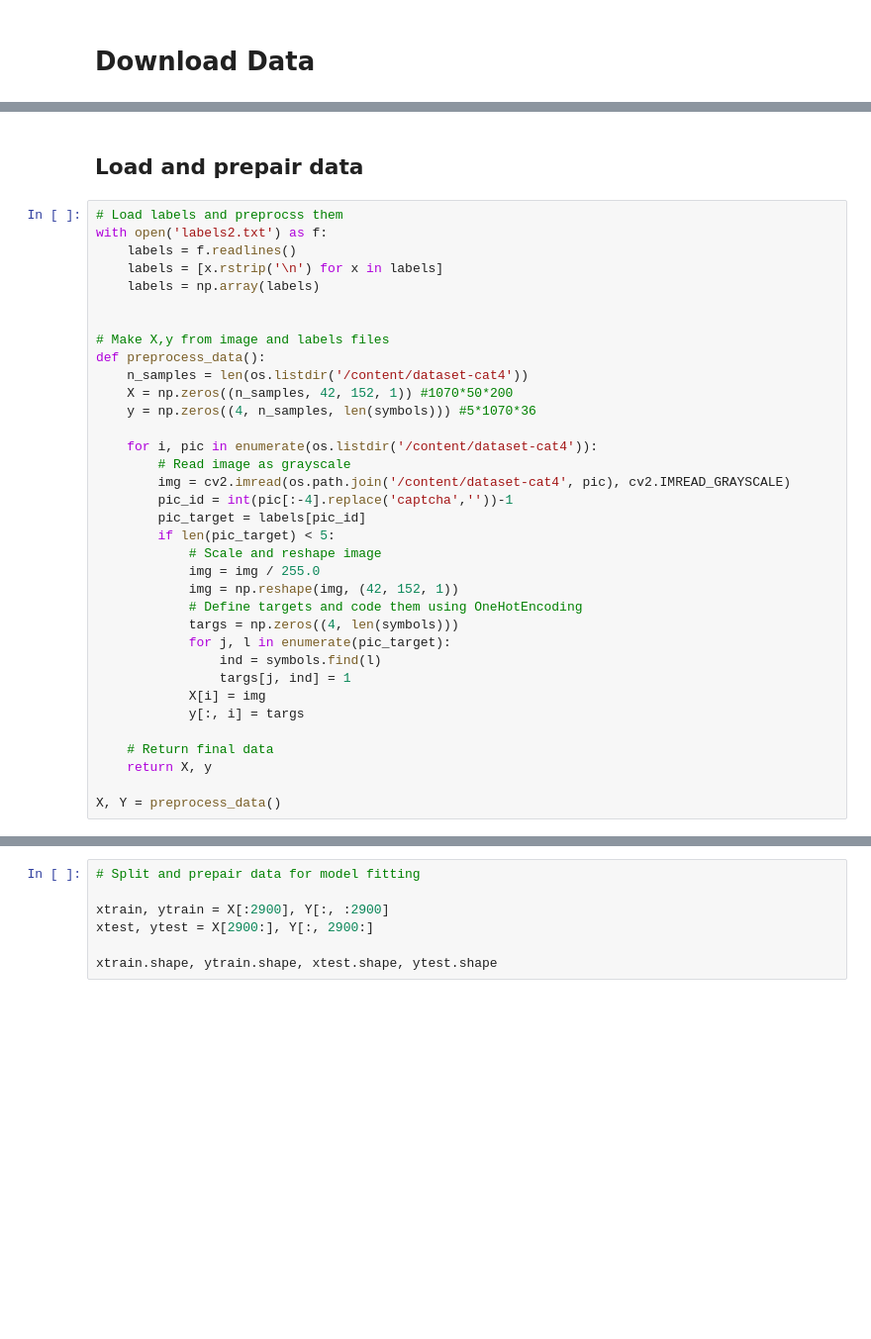
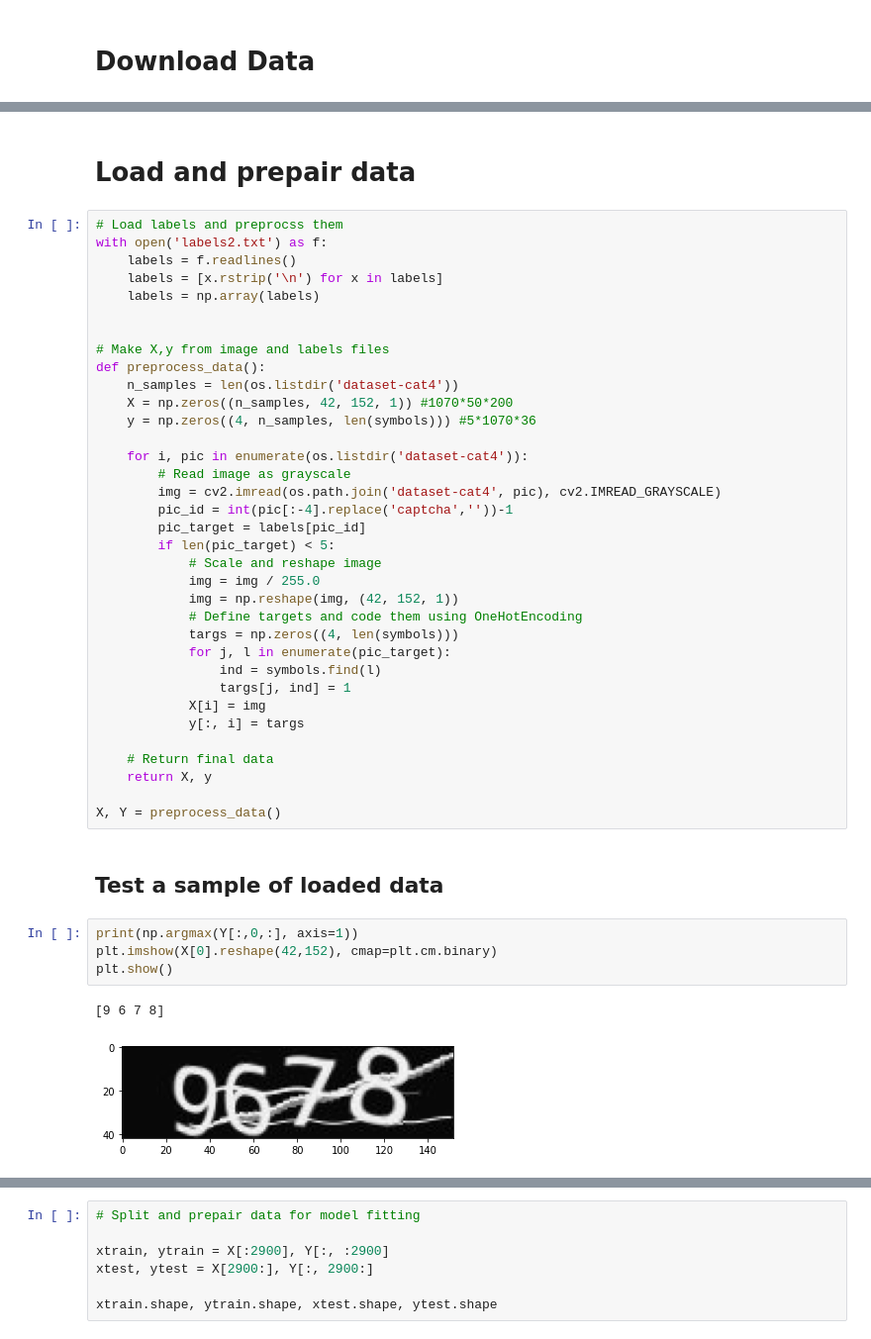
Before and after one commit to mnwato/captcha-recognition, a Jupyter notebook: main.ipynb, the cells around one changed output, grey strips where cells are left out. Shown at 99% size. Cells and saved outputs as stored; diff of their text form; blank space fills up the shorter version.

```diff
--- a/main.ipynb
+++ b/main.ipynb
@@ -37,5 +41,5 @@ if use_colab == True:
 # %% [markdown]
-## Load and prepair data
+# Load and prepair data
 # %%
 # Load labels and preprocss them
 with open('labels2.txt') as f:
@@ -46,13 +50,13 @@ with open('labels2.txt') as f:
 
 # Make X,y from image and labels files
 def preprocess_data():
-    n_samples = len(os.listdir('/content/dataset-cat4'))
+    n_samples = len(os.listdir('dataset-cat4'))
     X = np.zeros((n_samples, 42, 152, 1)) #1070*50*200
     y = np.zeros((4, n_samples, len(symbols))) #5*1070*36
 
-    for i, pic in enumerate(os.listdir('/content/dataset-cat4')):
+    for i, pic in enumerate(os.listdir('dataset-cat4')):
         # Read image as grayscale
-        img = cv2.imread(os.path.join('/content/dataset-cat4', pic), cv2.IMREAD_GRAYSCALE)
+        img = cv2.imread(os.path.join('dataset-cat4', pic), cv2.IMREAD_GRAYSCALE)
         pic_id = int(pic[:-4].replace('captcha',''))-1
         pic_target = labels[pic_id]
         if len(pic_target) < 5:
@@ -71,3 +75,12 @@ def preprocess_data():
     return X, y
 
 X, Y = preprocess_data()
+# %% [markdown]
+## Test a sample of loaded data
+# %%
+print(np.argmax(Y[:,0,:], axis=1))
+plt.imshow(X[0].reshape(42,152), cmap=plt.cm.binary)
+plt.show()
+# %% [output]
+[9 6 7 8]
+[figure, added]
```
Also changed, not shown: parts of 16 cells of this notebook.
